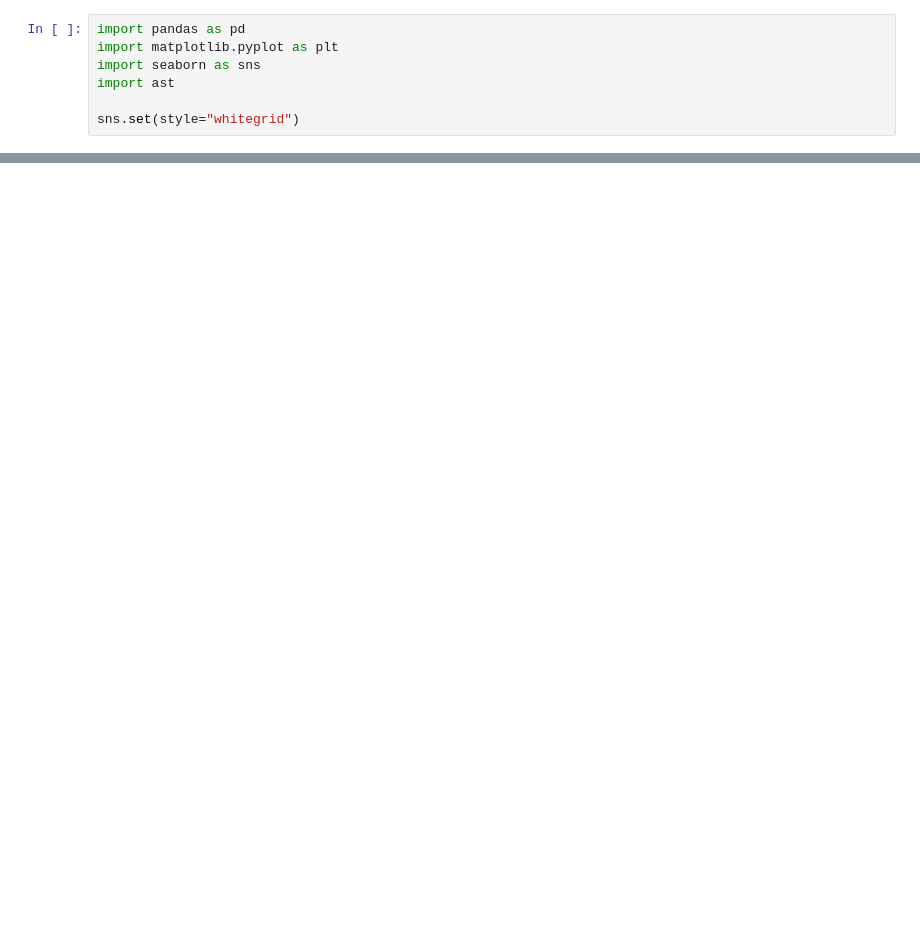
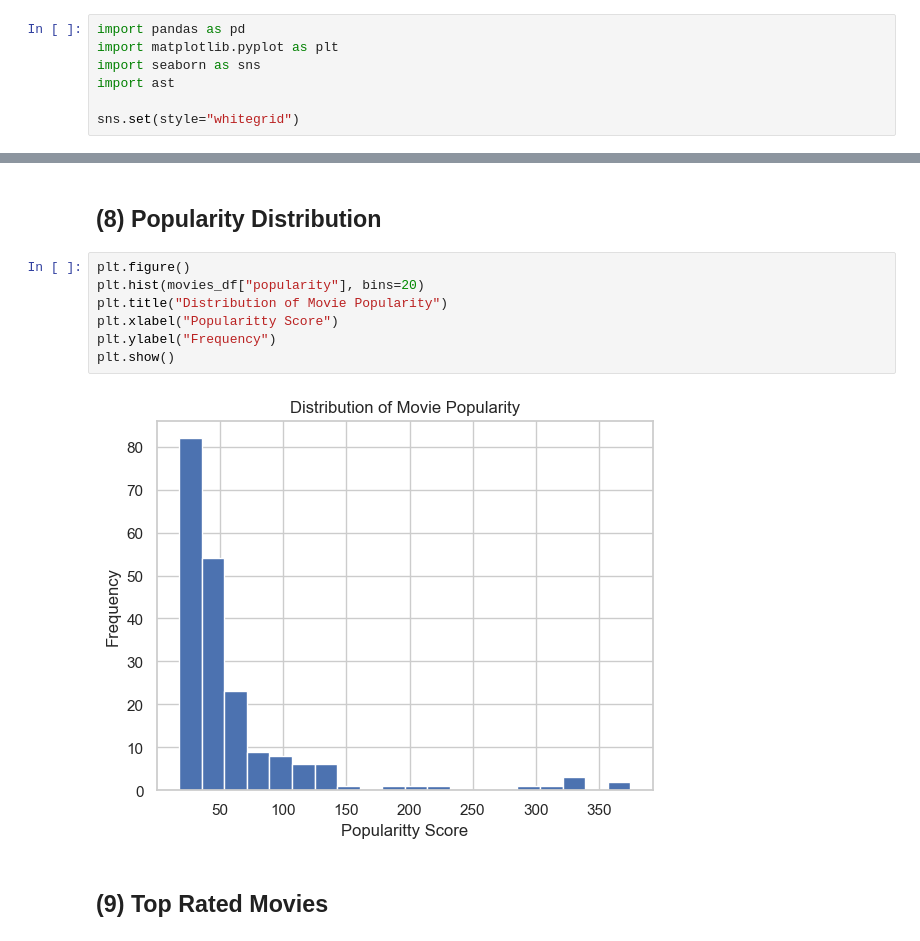
Before and after one commit to ChristineYamin/07_Movie_recommendation_system, a Jupyter notebook: notebooks/02_data_cleaning_eda.ipynb, the cells around one changed output, grey strips where cells are left out. Drawn from its saved outputs; the diff is of its cells as text; blank space fills up the shorter version.

```diff
--- a/notebooks/02_data_cleaning_eda.ipynb
+++ b/notebooks/02_data_cleaning_eda.ipynb
@@ -20,0 +114,13 @@ FileNotFoundError: [Errno 2] No such file or directory: 'movies_dataset.csv'
+# %% [markdown]
+## (8) Popularity Distribution
+# %%
+plt.figure()
+plt.hist(movies_df["popularity"], bins=20)
+plt.title("Distribution of Movie Popularity")
+plt.xlabel("Popularitty Score")
+plt.ylabel("Frequency")
+plt.show()
+# %% [output]
+[figure, added]
+# %% [markdown]
+## (9) Top Rated Movies
```
Also changed, not shown: parts of 25 cells of this notebook.
